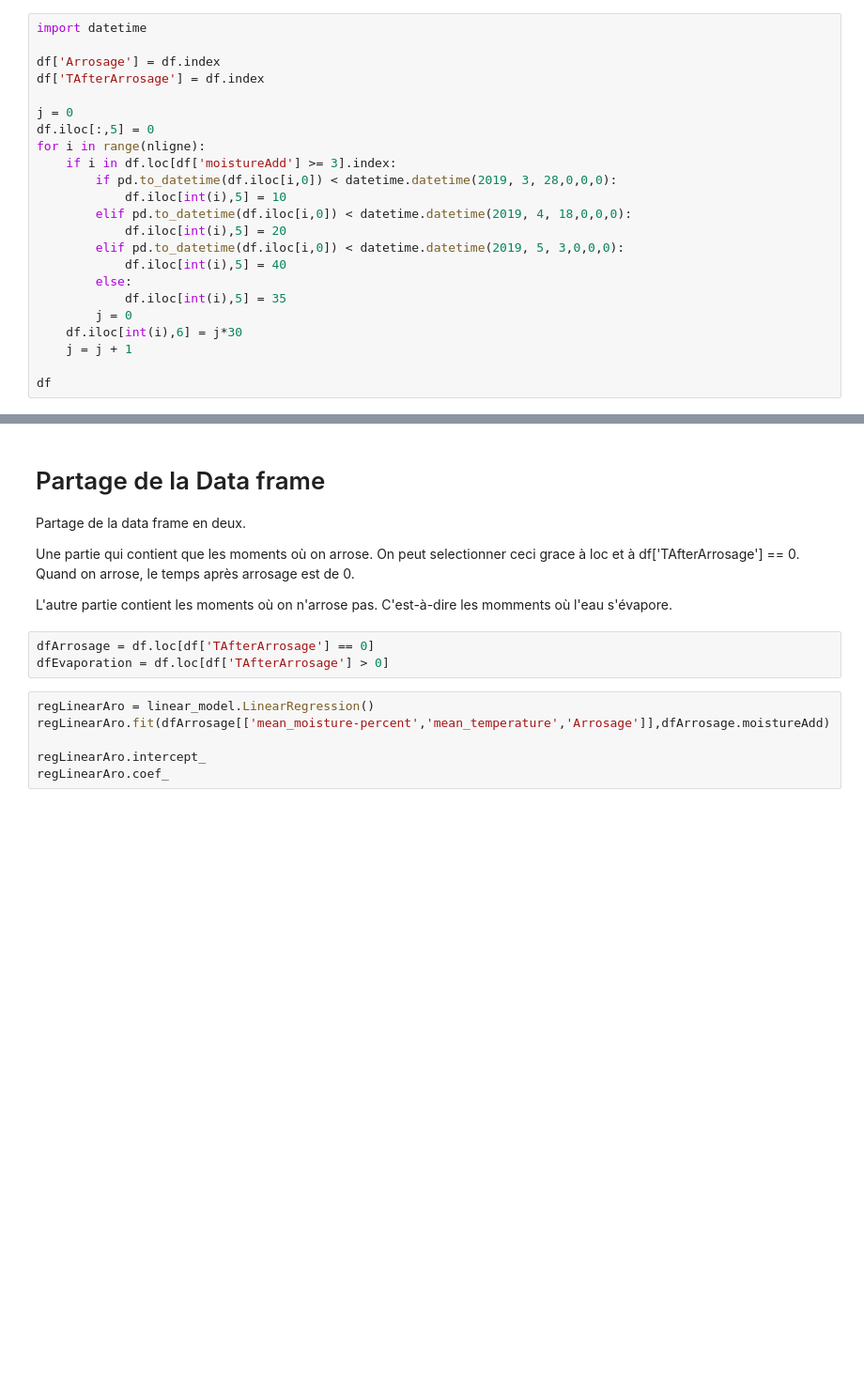
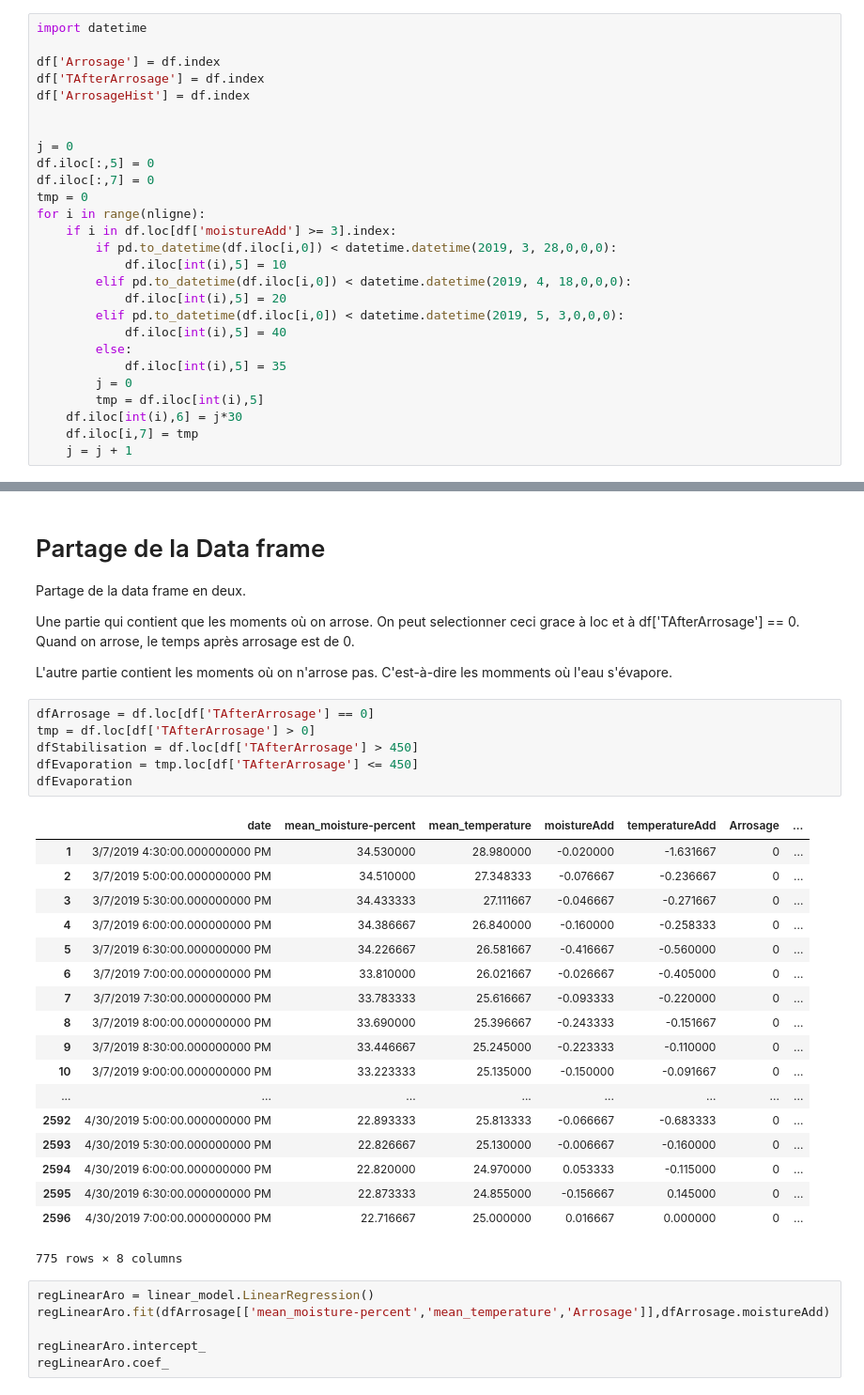
Before and after one commit to cui-unige/BSc-sensor-machine-learning, a Jupyter notebook: MLDemeter.ipynb, the cells around one changed output, grey strips where cells are left out. Shown: that part at 94% size. Saved outputs shown, nothing was run; the diff lists cells and outputs as text; blank space fills up the shorter version.

```diff
--- a/MLDemeter.ipynb
+++ b/MLDemeter.ipynb
@@ -103,9 +100,13 @@ import datetime
 
 df['Arrosage'] = df.index
 df['TAfterArrosage'] = df.index
+df['ArrosageHist'] = df.index
+
 
 j = 0
 df.iloc[:,5] = 0
+df.iloc[:,7] = 0
+tmp = 0
 for i in range(nligne):
     if i in df.loc[df['moistureAdd'] >= 3].index:
         if pd.to_datetime(df.iloc[i,0]) < datetime.datetime(2019, 3, 28,0,0,0):
@@ -117,7 +118,7 @@ for i in range(nligne):
         else:
             df.iloc[int(i),5] = 35
         j = 0
+        tmp = df.iloc[int(i),5]
     df.iloc[int(i),6] = j*30
+    df.iloc[i,7] = tmp
     j = j + 1
-
-df
@@ -410,7 +393,29 @@ Une partie qui contient que les moments où on arrose. On peut selectionner ceci
 L'autre partie contient les moments où on n'arrose pas. C'est-à-dire les momments où l'eau s'évapore.
 # %%
 dfArrosage = df.loc[df['TAfterArrosage'] == 0]
-dfEvaporation = df.loc[df['TAfterArrosage'] > 0]
+tmp = df.loc[df['TAfterArrosage'] > 0]
+dfStabilisation = df.loc[df['TAfterArrosage'] > 450]
+dfEvaporation = tmp.loc[df['TAfterArrosage'] <= 450]
+dfEvaporation
+# %% [output]
+|  | date | mean_moisture-percent | mean_temperature | moistureAdd | temperatureAdd | Arrosage | ... |
+| 1 | 3/7/2019 4:30:00.000000000 PM | 34.530000 | 28.980000 | -0.020000 | -1.631667 | 0 | ... |
+| 2 | 3/7/2019 5:00:00.000000000 PM | 34.510000 | 27.348333 | -0.076667 | -0.236667 | 0 | ... |
+| 3 | 3/7/2019 5:30:00.000000000 PM | 34.433333 | 27.111667 | -0.046667 | -0.271667 | 0 | ... |
+| 4 | 3/7/2019 6:00:00.000000000 PM | 34.386667 | 26.840000 | -0.160000 | -0.258333 | 0 | ... |
+| 5 | 3/7/2019 6:30:00.000000000 PM | 34.226667 | 26.581667 | -0.416667 | -0.560000 | 0 | ... |
+| 6 | 3/7/2019 7:00:00.000000000 PM | 33.810000 | 26.021667 | -0.026667 | -0.405000 | 0 | ... |
+| 7 | 3/7/2019 7:30:00.000000000 PM | 33.783333 | 25.616667 | -0.093333 | -0.220000 | 0 | ... |
+| 8 | 3/7/2019 8:00:00.000000000 PM | 33.690000 | 25.396667 | -0.243333 | -0.151667 | 0 | ... |
+| 9 | 3/7/2019 8:30:00.000000000 PM | 33.446667 | 25.245000 | -0.223333 | -0.110000 | 0 | ... |
+| 10 | 3/7/2019 9:00:00.000000000 PM | 33.223333 | 25.135000 | -0.150000 | -0.091667 | 0 | ... |
+| ... | ... | ... | ... | ... | ... | ... | ... |
+| 2592 | 4/30/2019 5:00:00.000000000 PM | 22.893333 | 25.813333 | -0.066667 | -0.683333 | 0 | ... |
+| 2593 | 4/30/2019 5:30:00.000000000 PM | 22.826667 | 25.130000 | -0.006667 | -0.160000 | 0 | ... |
+| 2594 | 4/30/2019 6:00:00.000000000 PM | 22.820000 | 24.970000 | 0.053333 | -0.115000 | 0 | ... |
+| 2595 | 4/30/2019 6:30:00.000000000 PM | 22.873333 | 24.855000 | -0.156667 | 0.145000 | 0 | ... |
+| 2596 | 4/30/2019 7:00:00.000000000 PM | 22.716667 | 25.000000 | 0.016667 | 0.000000 | 0 | ... |
+775 rows × 8 columns
 # %%
 regLinearAro = linear_model.LinearRegression()
 regLinearAro.fit(dfArrosage[['mean_moisture-percent','mean_temperature','Arrosage']],dfArrosage.moistureAdd)
```
Also changed, not shown: parts of 10 cells of this notebook.
